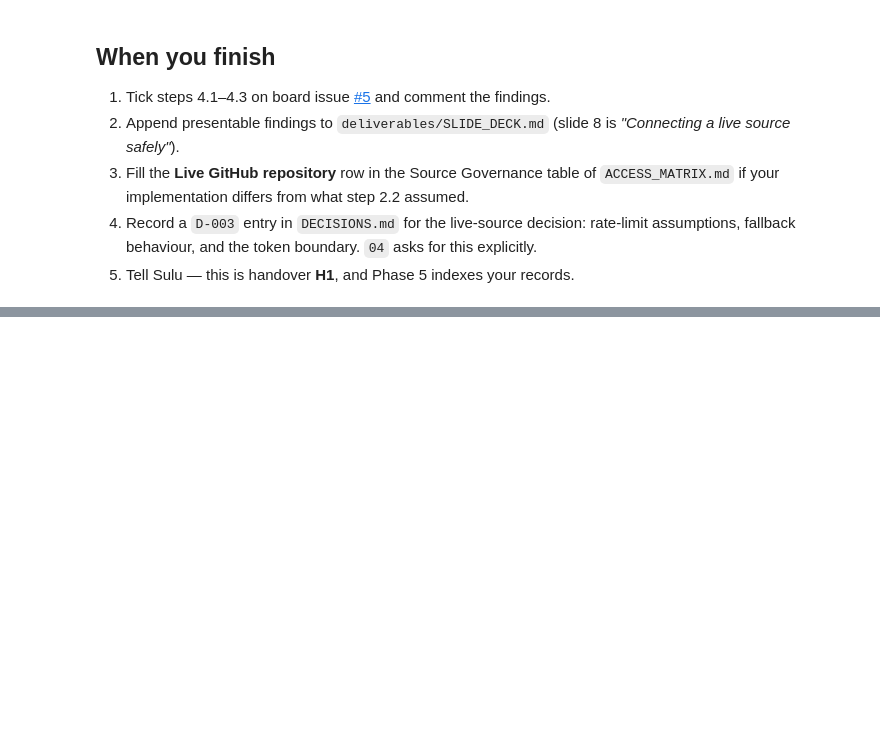
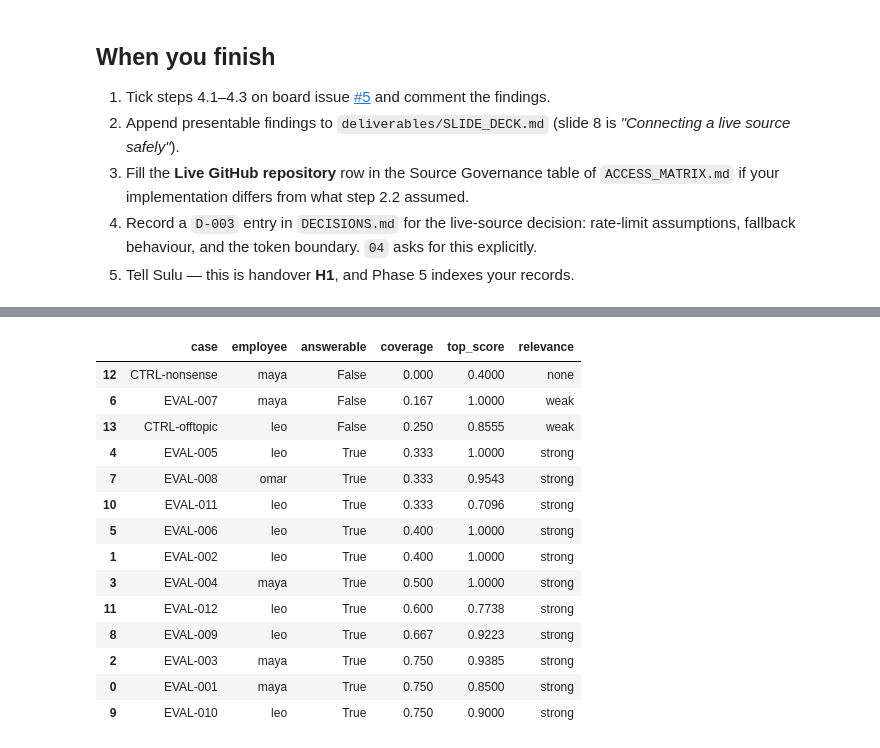
Before and after one commit to sulugambari/ai-agent-project, a Jupyter notebook: notebooks/phase_04_live_github.ipynb, the cells around one changed output, grey strips where cells are left out. Cells and saved outputs as stored; diff of their text form; code cells hidden in the pictures; blank space fills up the shorter version.

```diff
--- a/notebooks/phase_04_live_github.ipynb
+++ b/notebooks/phase_04_live_github.ipynb
@@ -592,0 +895,94 @@ fields unset on either path: ['html_url (meta)', 'node_id (meta)']
+# %%
+# --- 6.2b The relevance threshold, measured on the evaluation cases --------
+# WHAT: measure absolute term coverage for every supplied case plus two controls
+#       that have no answer in the corpus at all.
+# WHY:  hybrid retrieval CANNOT express irrelevance. Min-max normalisation gives
+#       the best permitted record a score of 1.0 whatever the question, so
+#       EVAL-007 — which must abstain — returns six sources with a top score of
+#       1.0. The threshold that separates "no answer exists" from "here it is"
+#       is a product decision, so it is measured rather than chosen.
+import json
+
+from company_assistant.tools import WEAK_COVERAGE_THRESHOLD, term_coverage
+
+cases = json.loads(DATA_EVAL.read_text(encoding="utf-8"))
+permitted_by_role = {key: {d.source_id: d for d in index.permitted_documents(COMPANY_KNOWLEDGE, e.role)}
+                     for key, e in EMPLOYEES.items()}
+
+# Two controls with no answer anywhere in the corpus, to give the "unanswerable"
+# side more than a single data point.
+CONTROLS = [
+    {"case_id": "CTRL-nonsense", "employee_id": "maya", "question": "zzzqqq xylophone kumquat"},
+    {"case_id": "CTRL-offtopic", "employee_id": "leo", "question": "What is the office coffee machine policy?"},
+]
+UNANSWERABLE = {"EVAL-007", "CTRL-nonsense", "CTRL-offtopic"}
+
+rows = []
+for case in [*cases, *CONTROLS]:
+    who = case["employee_id"]
+    result = search_company_knowledge(case["question"], EMPLOYEES[who], retriever=kr[who])
+    docs = permitted_by_role[who]
+    best = max((term_coverage(case["question"],
+                              f"{docs[item.source_id].title} {docs[item.source_id].content}")
+                for item in result.evidence if item.source_id in docs), default=0.0)
+    rows.append({"case": case["case_id"], "employee": who,
+                 "answerable": case["case_id"] not in UNANSWERABLE,
+                 "coverage": round(best, 3),
+                 "top_score": result.evidence[0].score if result.evidence else 0.0,
+                 "relevance": result.relevance})
+
+coverage_df = pd.DataFrame(rows).sort_values("coverage")
+display(coverage_df)
+
+answerable_min = coverage_df.loc[coverage_df.answerable, "coverage"].min()
+unanswerable_max = coverage_df.loc[~coverage_df.answerable, "coverage"].max()
+print(f"lowest answerable coverage : {answerable_min:.2f}")
+print(f"highest unanswerable       : {unanswerable_max:.2f}")
+print(f"threshold in use           : {WEAK_COVERAGE_THRESHOLD:.2f}")
+assert unanswerable_max < WEAK_COVERAGE_THRESHOLD <= answerable_min, \
+    "the threshold no longer separates answerable from unanswerable cases"
+print(f"separates cleanly, but by only {answerable_min - unanswerable_max:.2f} — roughly one token on "
+      "these short records, which is why the signal ANNOTATES the result and never suppresses evidence")
+
+# The relative score is uninformative about relevance; show that directly.
+confident_but_irrelevant = coverage_df[(~coverage_df.answerable) & (coverage_df.top_score >= 0.99)]
+print(f"\nunanswerable cases still returning a top score of 1.0: {len(confident_but_irrelevant)} "
+      f"({', '.join(confident_but_irrelevant.case) or 'none'})")
+
+points = alt.Chart(coverage_df).mark_circle(size=170, opacity=0.9).encode(
+    x=alt.X("coverage:Q", title="absolute term coverage of the best retrieved record",
+            scale=alt.Scale(domain=[0, 0.85])),
+    y=alt.Y("top_score:Q", title="retrieval score of that record (relative)",
+            scale=alt.Scale(domain=[0, 1.05])),
+    color=alt.Color("answerable:N",
+                    scale=alt.Scale(domain=[True, False], range=[COLORS["allow"], COLORS["deny"]]),
+                    legend=alt.Legend(title="an answer exists")),
+    tooltip=["case", "employee", "coverage", "top_score", "relevance"],
+)
+rule = alt.Chart(pd.DataFrame({"t": [WEAK_COVERAGE_THRESHOLD]})).mark_rule(
+    color=COLORS["partial"], strokeDash=[6, 4], size=2).encode(x="t:Q")
+threshold_chart = (points + rule).properties(
+    width=430, height=260,
+    title=alt.Title("The retrieval score says nothing about relevance",
+                    subtitle="Unanswerable cases reach a score of 1.0 too. Only absolute coverage "
+                             f"separates them; dashed line = the {WEAK_COVERAGE_THRESHOLD:.2f} threshold"),
+)
+save_chart(threshold_chart, "6_2_relevance_threshold",
+           caption="Retrieval score cannot express irrelevance — unanswerable questions score 1.0. "
+                   "Absolute term coverage separates answerable (>=0.33) from unanswerable (<=0.25).")
+# %% [output]
+|  | case | employee | answerable | coverage | top_score | relevance |
+| 12 | CTRL-nonsense | maya | False | 0.000 | 0.4000 | none |
+| 6 | EVAL-007 | maya | False | 0.167 | 1.0000 | weak |
+| 13 | CTRL-offtopic | leo | False | 0.250 | 0.8555 | weak |
+| 4 | EVAL-005 | leo | True | 0.333 | 1.0000 | strong |
+| 7 | EVAL-008 | omar | True | 0.333 | 0.9543 | strong |
+| 10 | EVAL-011 | leo | True | 0.333 | 0.7096 | strong |
+| 5 | EVAL-006 | leo | True | 0.400 | 1.0000 | strong |
+| 1 | EVAL-002 | leo | True | 0.400 | 1.0000 | strong |
+| 3 | EVAL-004 | maya | True | 0.500 | 1.0000 | strong |
+| 11 | EVAL-012 | leo | True | 0.600 | 0.7738 | strong |
+| 8 | EVAL-009 | leo | True | 0.667 | 0.9223 | strong |
+| 2 | EVAL-003 | maya | True | 0.750 | 0.9385 | strong |
+| 0 | EVAL-001 | maya | True | 0.750 | 0.8500 | strong |
+| 9 | EVAL-010 | leo | True | 0.750 | 0.9000 | strong |
```
Also changed, not shown: parts of 13 cells of this notebook, 10 other files.
